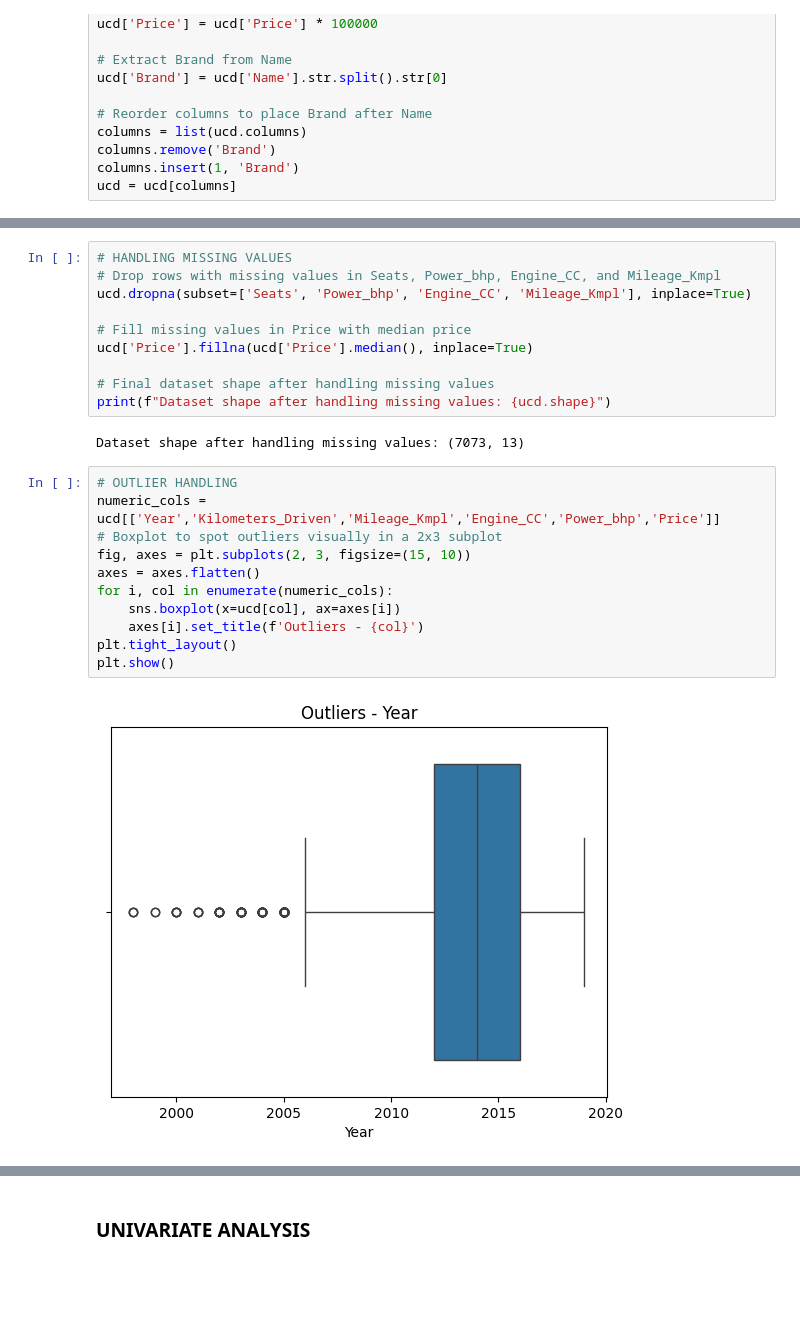
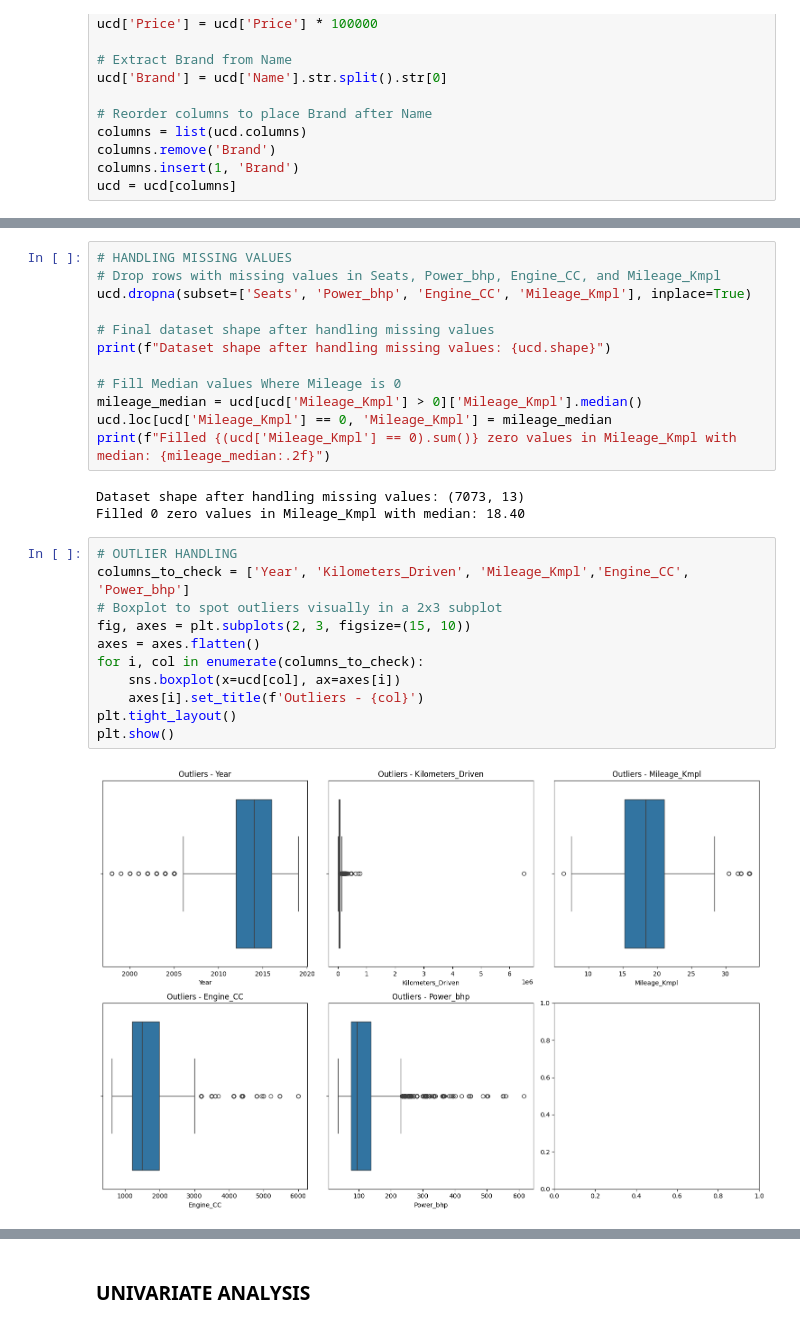
Before and after one commit to By-Yogesh/Used-Car-Price-Prediction, a Jupyter notebook: used_car_price_prediction.ipynb, the cells around one changed output, grey strips where cells are left out. Saved outputs shown, nothing was run; the diff lists cells and outputs as text; blank space fills up the shorter version.

```diff
--- a/used_car_price_prediction.ipynb
+++ b/used_car_price_prediction.ipynb
@@ -157,23 +157,26 @@ plt.show()
 # Drop rows with missing values in Seats, Power_bhp, Engine_CC, and Mileage_Kmpl
 ucd.dropna(subset=['Seats', 'Power_bhp', 'Engine_CC', 'Mileage_Kmpl'], inplace=True)
 
-# Fill missing values in Price with median price
-ucd['Price'].fillna(ucd['Price'].median(), inplace=True)
-
 # Final dataset shape after handling missing values
 print(f"Dataset shape after handling missing values: {ucd.shape}")
+
+# Fill Median values Where Mileage is 0
+mileage_median = ucd[ucd['Mileage_Kmpl'] > 0]['Mileage_Kmpl'].median()
+ucd.loc[ucd['Mileage_Kmpl'] == 0, 'Mileage_Kmpl'] = mileage_median
+print(f"Filled {(ucd['Mileage_Kmpl'] == 0).sum()} zero values in Mileage_Kmpl with median: {mileage_median:.2f}")
 # %% [output]
 Dataset shape after handling missing values: (7073, 13)
+Filled 0 zero values in Mileage_Kmpl with median: 18.40
 # %%
 # OUTLIER HANDLING
-numeric_cols = ucd[['Year','Kilometers_Driven','Mileage_Kmpl','Engine_CC','Power_bhp','Price']]
+columns_to_check = ['Year', 'Kilometers_Driven', 'Mileage_Kmpl','Engine_CC', 'Power_bhp']
 # Boxplot to spot outliers visually in a 2x3 subplot
 fig, axes = plt.subplots(2, 3, figsize=(15, 10))
 axes = axes.flatten()
-for i, col in enumerate(numeric_cols):
+for i, col in enumerate(columns_to_check):
     sns.boxplot(x=ucd[col], ax=axes[i])
     axes[i].set_title(f'Outliers - {col}')
 plt.tight_layout()
 plt.show()
 # %% [output]
-[figure, old version]
+[figure, new version]
```
Also changed, not shown: parts of 25 cells of this notebook, 2 other files.
